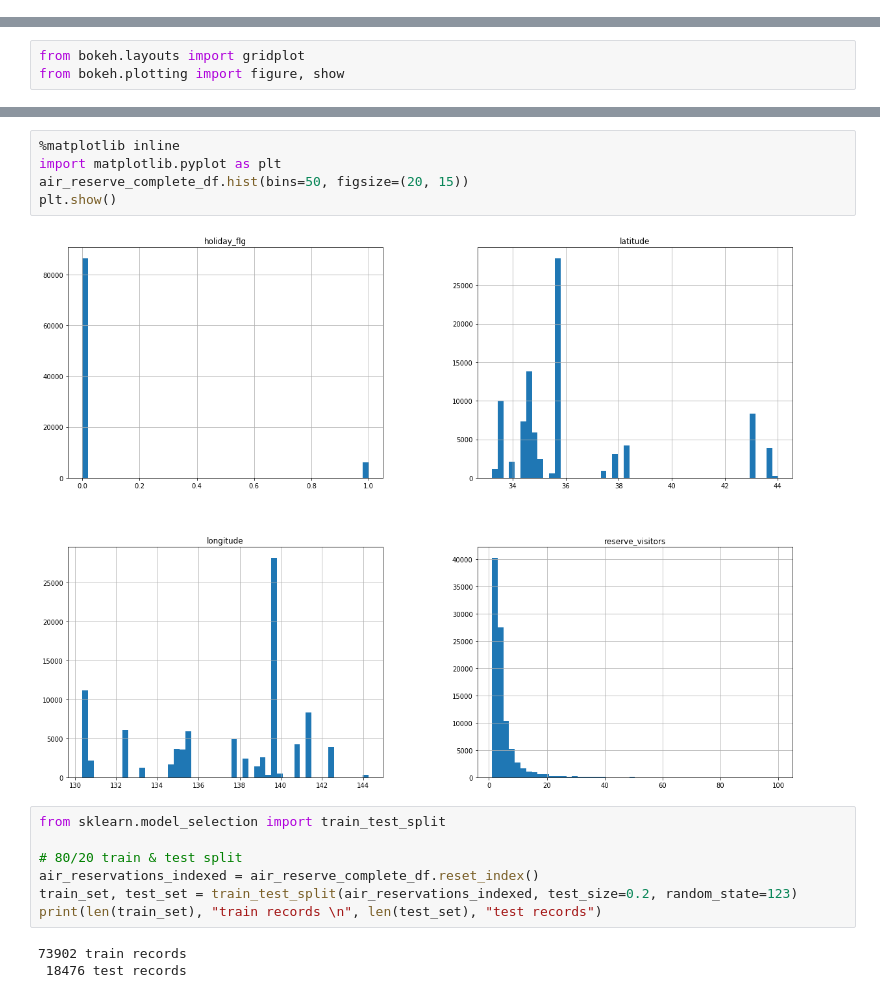
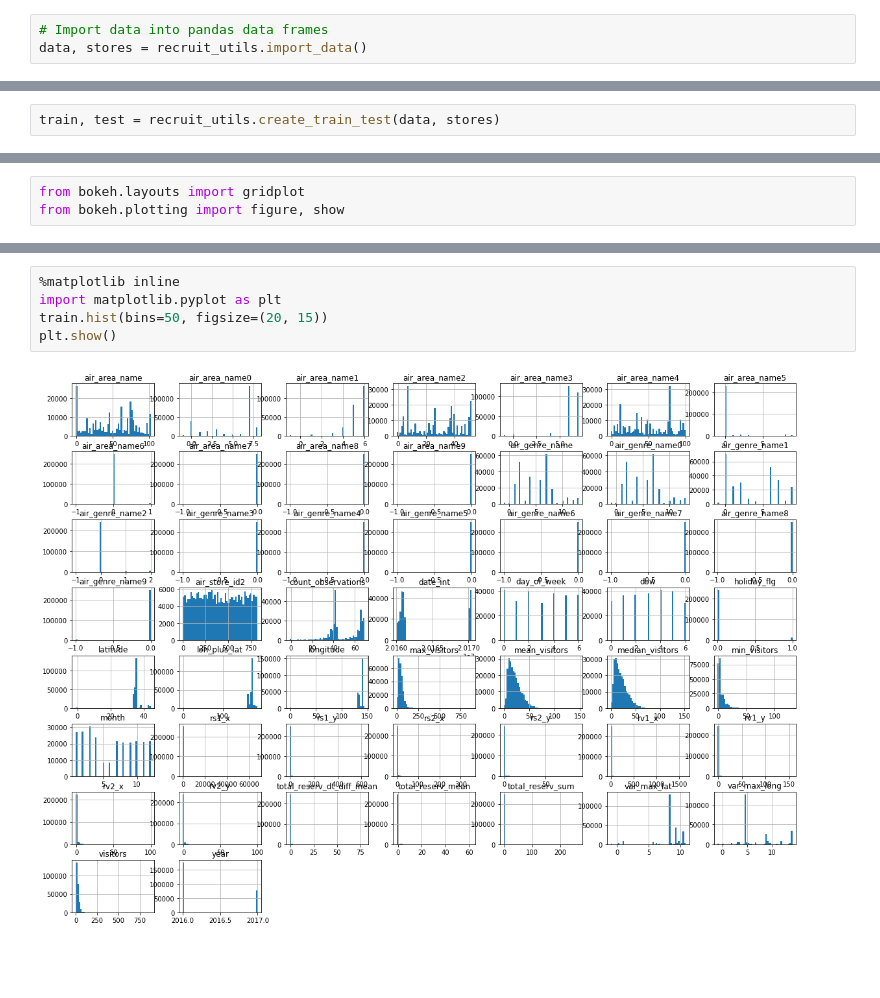
Before and after one commit to lamesen/RecruitRestaurantVisitorForecasting, a Jupyter notebook: ExploratoryDataAnalysis.ipynb, the cells around one changed output, grey strips where cells are left out. Saved outputs shown, nothing was run; the diff lists cells and outputs as text; blank space fills up the shorter version.

```diff
--- a/ExploratoryDataAnalysis.ipynb
+++ b/ExploratoryDataAnalysis.ipynb
@@ -15,0 +8,3 @@ store_id_relation_df = pd.read_csv(r'./data/store_id_relation.csv')
+# %%
+# Import data into pandas data frames
+data, stores = recruit_utils.import_data()
@@ -16 +56,3 @@ store_id_relation_df = pd.read_csv(r'./data/store_id_relation.csv')
+# %%
+train, test = recruit_utils.create_train_test(data, stores)
 # %%
@@ -281,18 +161,8 @@ See the caveats in the documentation: http://pandas.pydata.org/pandas-docs/stabl
 # %%
 %matplotlib inline
 import matplotlib.pyplot as plt
-air_reserve_complete_df.hist(bins=50, figsize=(20, 15))
+train.hist(bins=50, figsize=(20, 15))
 plt.show()
 # %% [output]
-[figure, old version]
+[figure, new version]
-# %%
-from sklearn.model_selection import train_test_split
-
-# 80/20 train & test split
-air_reservations_indexed = air_reserve_complete_df.reset_index()
-train_set, test_set = train_test_split(air_reservations_indexed, test_size=0.2, random_state=123)
-print(len(train_set), "train records \n", len(test_set), "test records")
-# %% [output]
-73902 train records
- 18476 test records
 # %%
```
Also changed, not shown: parts of 30 cells of this notebook, 1 other file.
